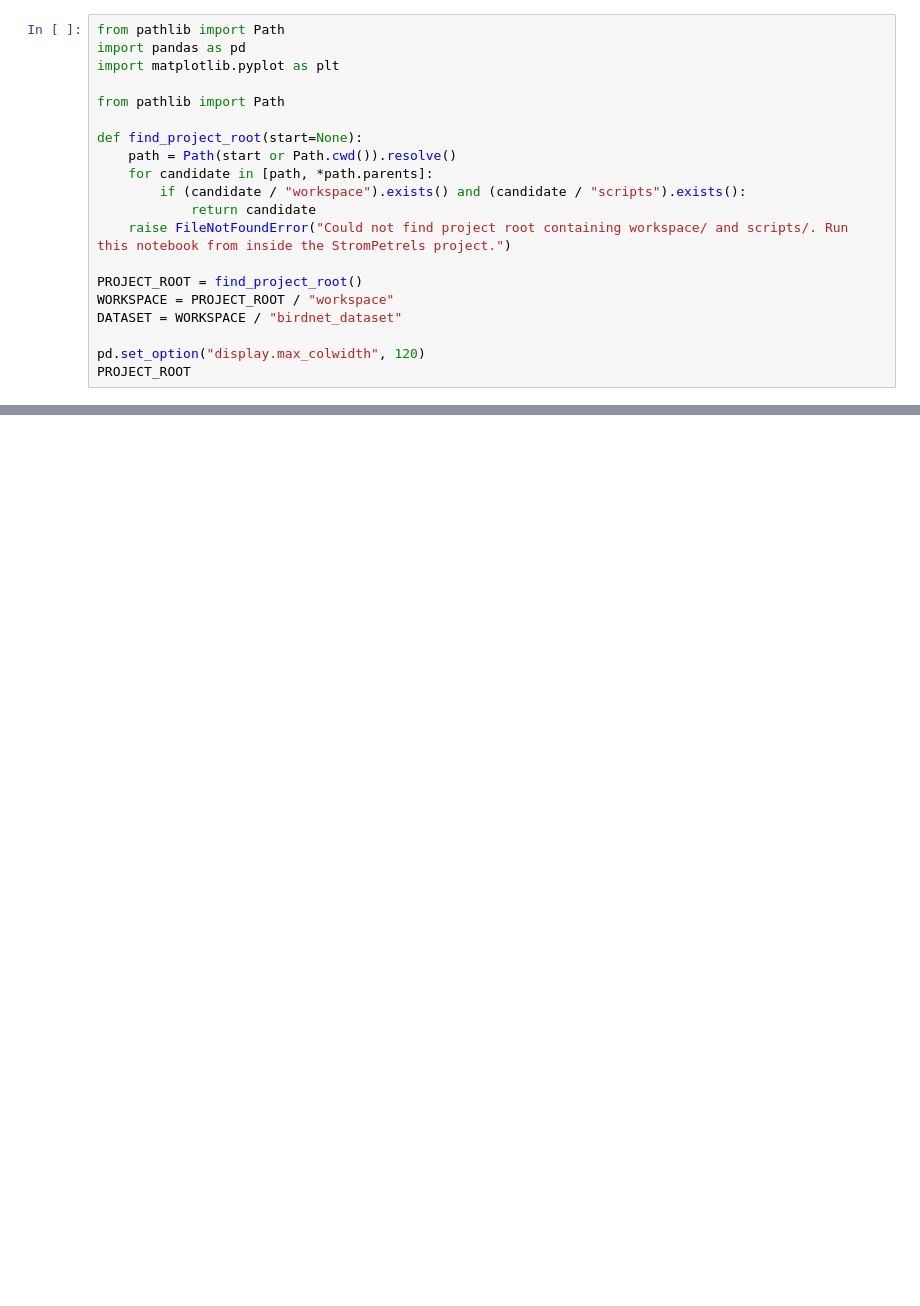
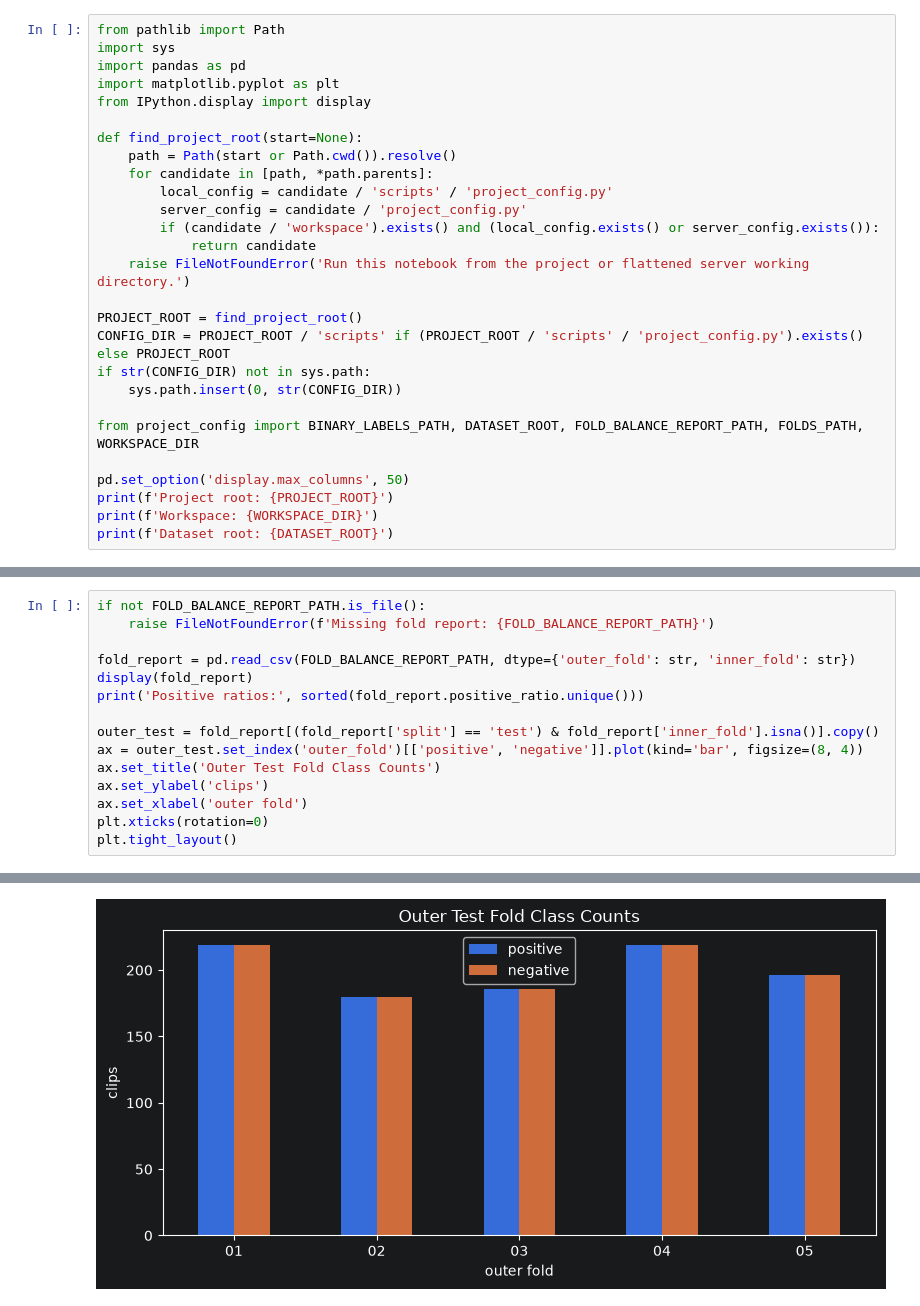
Before and after one commit to ZenithWang/strom_petrels, a Jupyter notebook: notebooks/01_dataset_overview.ipynb, the cells around one changed output, grey strips where cells are left out. Cells and saved outputs as stored; diff of their text form; blank space fills up the shorter version.

```diff
--- a/notebooks/01_dataset_overview.ipynb
+++ b/notebooks/01_dataset_overview.ipynb
@@ -5,21 +5,28 @@ Inspect generated labels, BirdNET split sizes, and class balance. This notebook
 # %%
 from pathlib import Path
+import sys
 import pandas as pd
 import matplotlib.pyplot as plt
-
-from pathlib import Path
+from IPython.display import display
 
 def find_project_root(start=None):
     path = Path(start or Path.cwd()).resolve()
     for candidate in [path, *path.parents]:
-        if (candidate / "workspace").exists() and (candidate / "scripts").exists():
+        local_config = candidate / 'scripts' / 'project_config.py'
+        server_config = candidate / 'project_config.py'
+        if (candidate / 'workspace').exists() and (local_config.exists() or server_config.exists()):
             return candidate
-    raise FileNotFoundError("Could not find project root containing workspace/ and scripts/. Run this notebook from inside the StromPetrels project.")
+    raise FileNotFoundError('Run this notebook from the project or flattened server working directory.')
 
 PROJECT_ROOT = find_project_root()
-WORKSPACE = PROJECT_ROOT / "workspace"
-DATASET = WORKSPACE / "birdnet_dataset"
+CONFIG_DIR = PROJECT_ROOT / 'scripts' if (PROJECT_ROOT / 'scripts' / 'project_config.py').exists() else PROJECT_ROOT
+if str(CONFIG_DIR) not in sys.path:
+    sys.path.insert(0, str(CONFIG_DIR))
 
-pd.set_option("display.max_colwidth", 120)
-PROJECT_ROOT
+from project_config import BINARY_LABELS_PATH, DATASET_ROOT, FOLD_BALANCE_REPORT_PATH, FOLDS_PATH, WORKSPACE_DIR
+
+pd.set_option('display.max_columns', 50)
+print(f'Project root: {PROJECT_ROOT}')
+print(f'Workspace: {WORKSPACE_DIR}')
+print(f'Dataset root: {DATASET_ROOT}')
 # %% [output]
@@ -107,0 +103,16 @@ plt.tight_layout()
+# %%
+if not FOLD_BALANCE_REPORT_PATH.is_file():
+    raise FileNotFoundError(f'Missing fold report: {FOLD_BALANCE_REPORT_PATH}')
+
+fold_report = pd.read_csv(FOLD_BALANCE_REPORT_PATH, dtype={'outer_fold': str, 'inner_fold': str})
+display(fold_report)
+print('Positive ratios:', sorted(fold_report.positive_ratio.unique()))
+
+outer_test = fold_report[(fold_report['split'] == 'test') & fold_report['inner_fold'].isna()].copy()
+ax = outer_test.set_index('outer_fold')[['positive', 'negative']].plot(kind='bar', figsize=(8, 4))
+ax.set_title('Outer Test Fold Class Counts')
+ax.set_ylabel('clips')
+ax.set_xlabel('outer fold')
+plt.xticks(rotation=0)
+plt.tight_layout()
+# %% [output]
@@ -107,0 +137 @@ plt.tight_layout()
+[figure, added]
```
Also changed, not shown: parts of 11 cells of this notebook, 40 other files.
